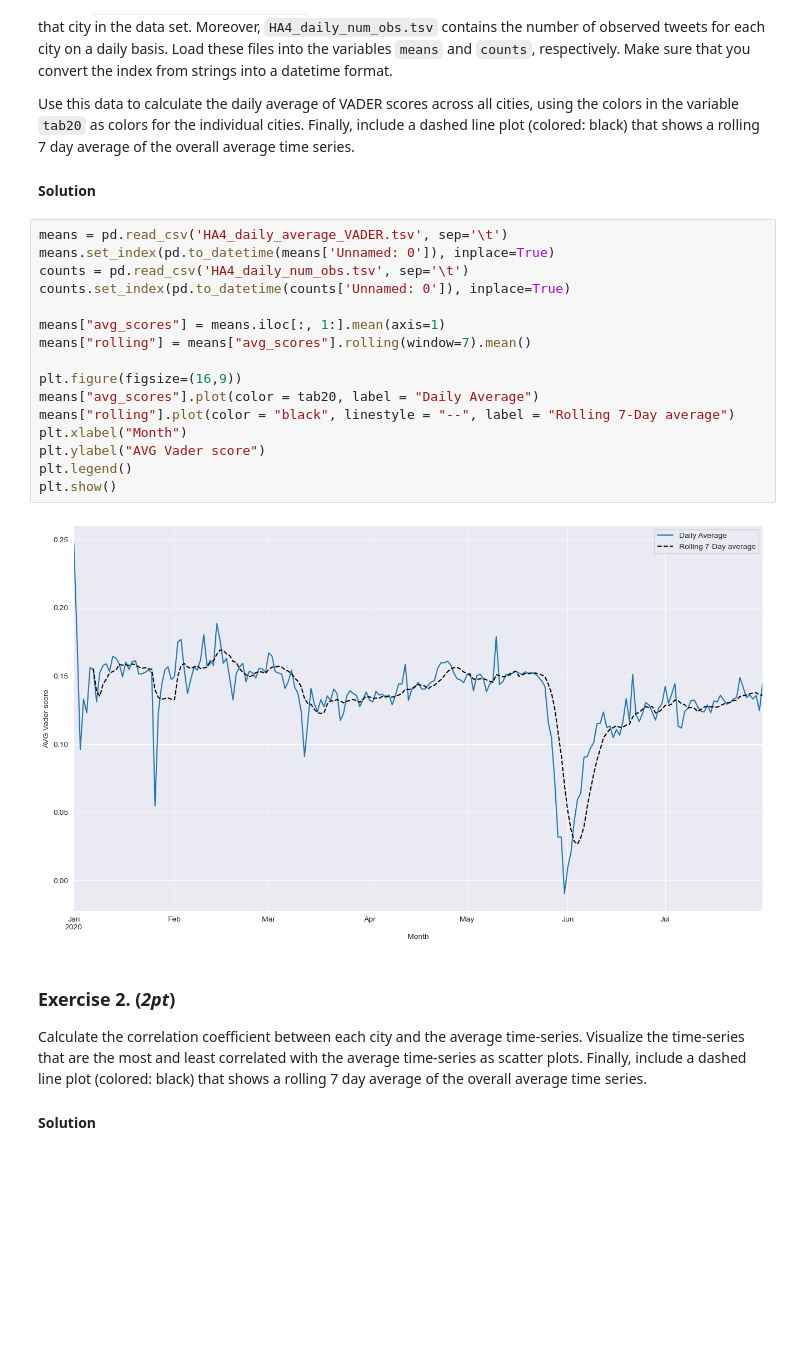
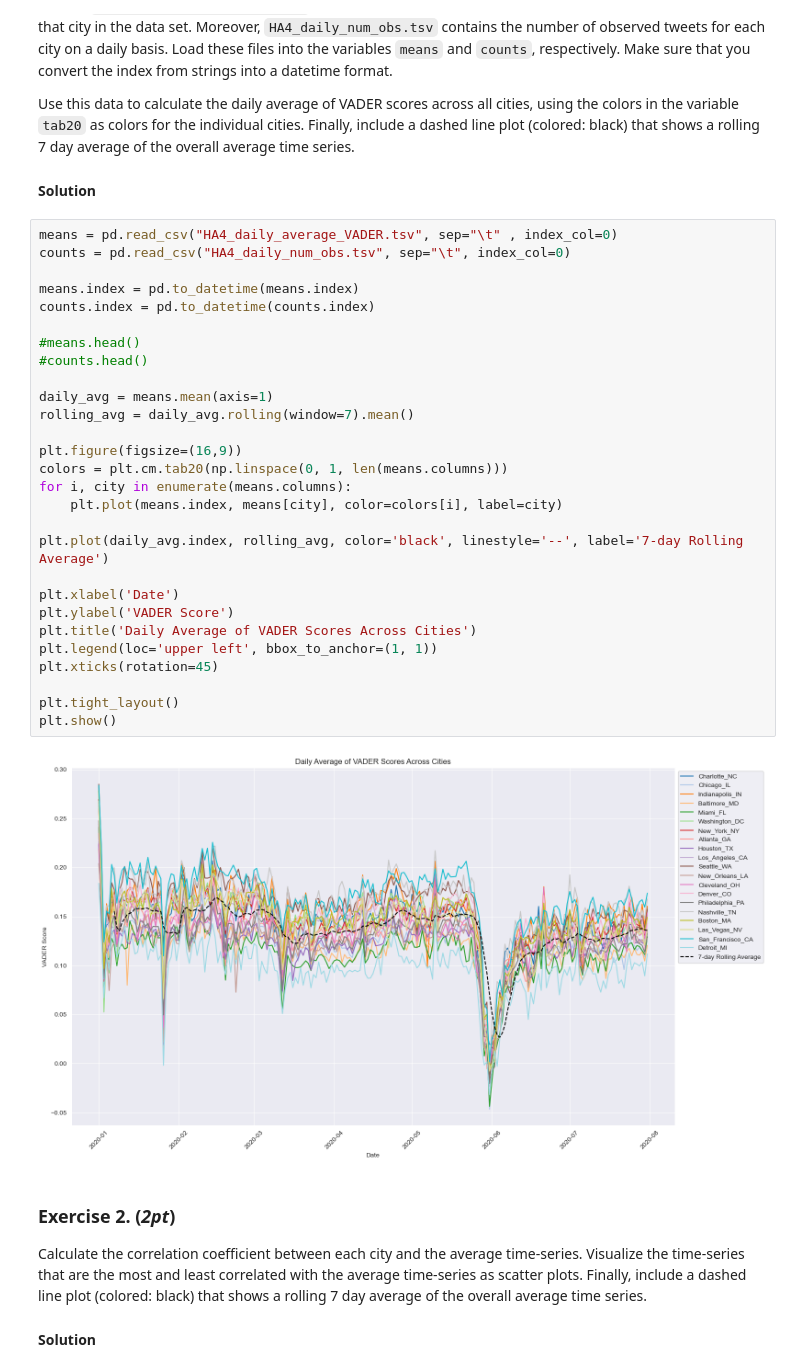
Before and after one commit to Tiimeeeyy/PrinciplesOfDataScience, a Jupyter notebook: Assignment 4/HA4_Societal_Mood_Extended2.ipynb, the cells around one changed output. Saved outputs shown, nothing was run; the diff lists cells and outputs as text; blank space fills up the shorter version.

```diff
--- a/Assignment 4/HA4_Societal_Mood_Extended2.ipynb
+++ b/Assignment 4/HA4_Societal_Mood_Extended2.ipynb
@@ -26,23 +26,35 @@ Use this data to calculate the daily average of VADER scores across all cities,
 
 #### Solution
 # %%
-means = pd.read_csv('HA4_daily_average_VADER.tsv', sep='\t')
-means.set_index(pd.to_datetime(means['Unnamed: 0']), inplace=True)
-counts = pd.read_csv('HA4_daily_num_obs.tsv', sep='\t')
-counts.set_index(pd.to_datetime(counts['Unnamed: 0']), inplace=True)
+means = pd.read_csv("HA4_daily_average_VADER.tsv", sep="\t" , index_col=0)
+counts = pd.read_csv("HA4_daily_num_obs.tsv", sep="\t", index_col=0)
 
-means["avg_scores"] = means.iloc[:, 1:].mean(axis=1)
-means["rolling"] = means["avg_scores"].rolling(window=7).mean()
+means.index = pd.to_datetime(means.index)
+counts.index = pd.to_datetime(counts.index)
+
+#means.head()
+#counts.head()
+
+daily_avg = means.mean(axis=1)
+rolling_avg = daily_avg.rolling(window=7).mean()
 
 plt.figure(figsize=(16,9))
-means["avg_scores"].plot(color = tab20, label = "Daily Average")
-means["rolling"].plot(color = "black", linestyle = "--", label = "Rolling 7-Day average")
-plt.xlabel("Month")
-plt.ylabel("AVG Vader score")
-plt.legend()
+colors = plt.cm.tab20(np.linspace(0, 1, len(means.columns)))
+for i, city in enumerate(means.columns):
+    plt.plot(means.index, means[city], color=colors[i], label=city)
+
+plt.plot(daily_avg.index, rolling_avg, color='black', linestyle='--', label='7-day Rolling Average')
+
+plt.xlabel('Date')
+plt.ylabel('VADER Score')
+plt.title('Daily Average of VADER Scores Across Cities')
+plt.legend(loc='upper left', bbox_to_anchor=(1, 1))
+plt.xticks(rotation=45)
+
+plt.tight_layout()
 plt.show()
 # %% [output]
-[figure, old version]
+[figure, new version]
 # %% [markdown]
 ### Exercise 2. (*2pt*)
 Calculate the correlation coefficient between each city and the average time-series. Visualize the time-series that are the most and least correlated with the average time-series as scatter plots. Finally, include a dashed line plot (colored: black) that shows a rolling 7 day average of the overall average time series.
```
Also changed, not shown: parts of 11 cells of this notebook, 1 other file.
